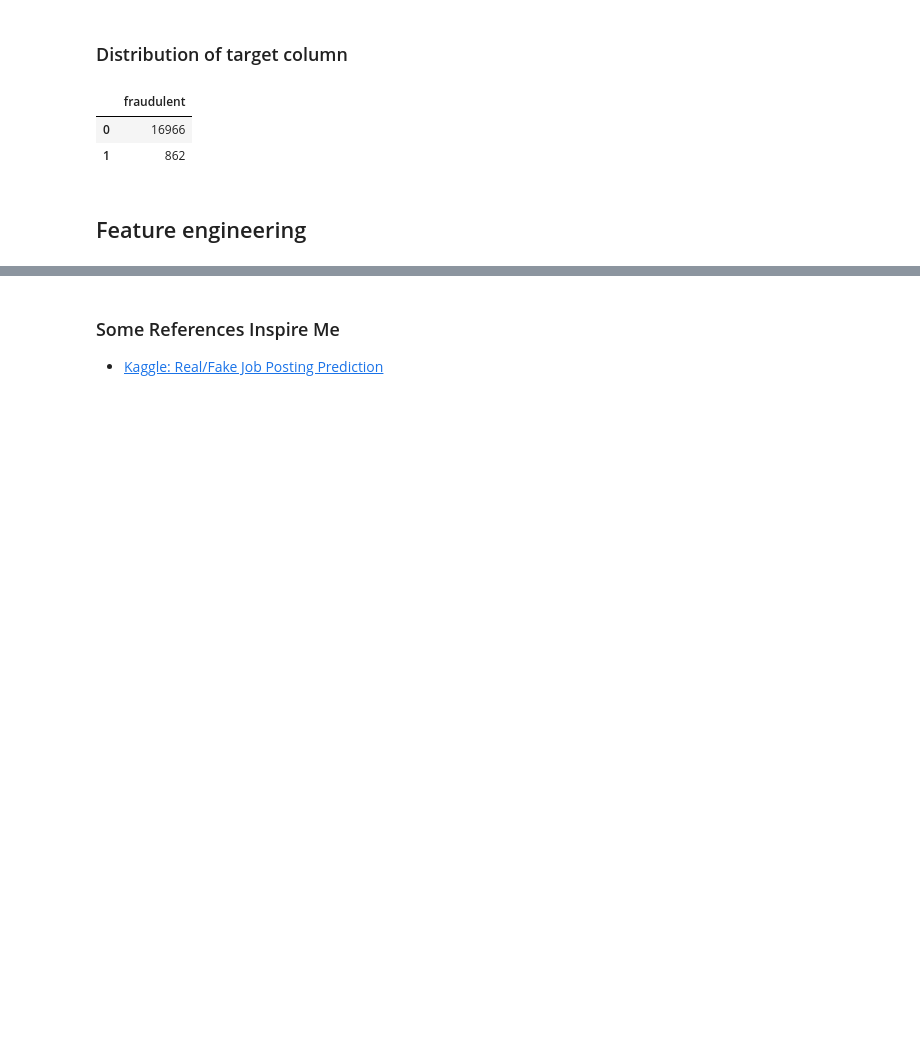
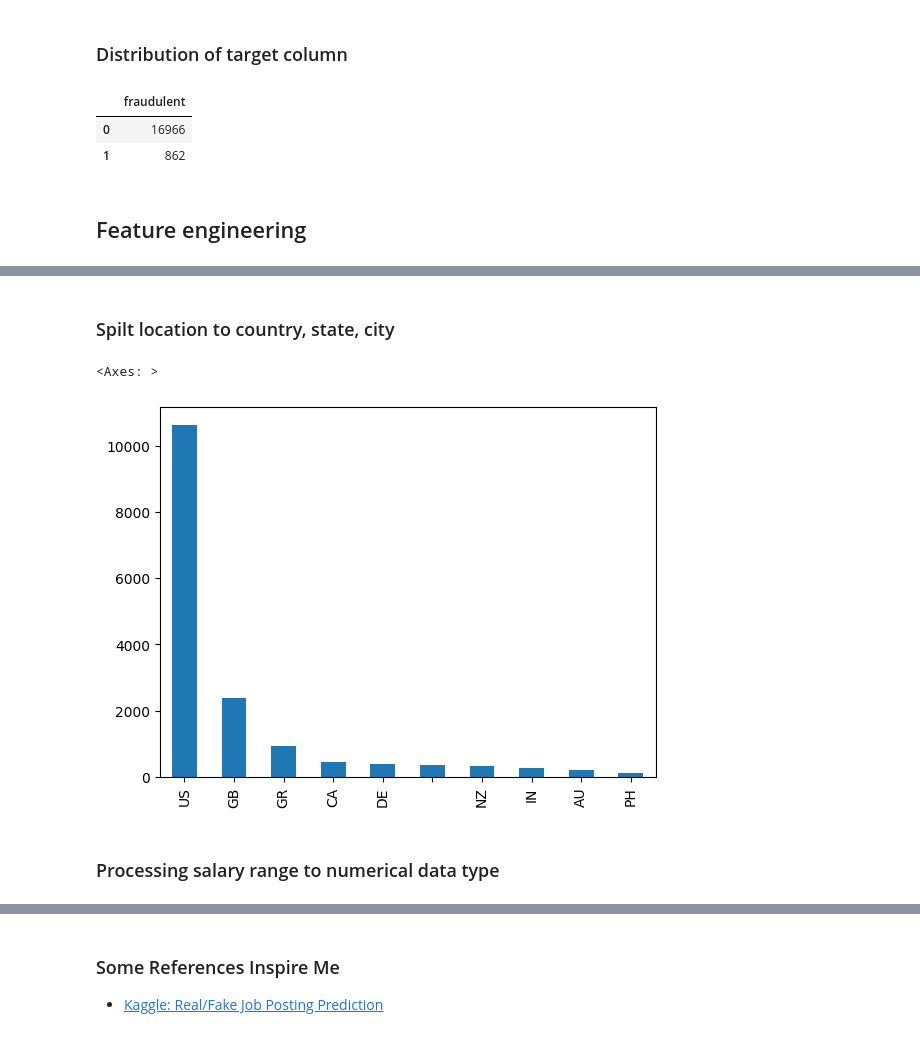
Before and after one commit to BillGuess/Fake-JD-Detector, a Jupyter notebook: data_observation_splitting.ipynb, the cells around one changed output, grey strips where cells are left out. Saved outputs shown, nothing was run; the diff lists cells and outputs as text; code cells hidden in the pictures; blank space fills up the shorter version.

```diff
--- a/data_observation_splitting.ipynb
+++ b/data_observation_splitting.ipynb
@@ -44,6 +54,7 @@ Drive already mounted at /content/drive; to attempt to forcibly remount, call dr
 # %%
 job_postings_file = "job_postings_training_set.csv"
-job_postings_df = pd.read_csv(os.path.join(DRIVE_MOUNT_PATH, PROJECT_PATH, job_postings_file))
+job_postings_path = os.path.join(DRIVE_MOUNT_PATH, PROJECT_PATH, job_postings_file)
+job_postings_df = pd.read_csv(job_postings_path)
 # %% [markdown]
 ### Show data top 5 rows
 # %%
@@ -106,0 +127,10 @@ job_postings_extend_df = copy.deepcopy(job_postings_df)
+# %%
+# Add is_null column for all value-loss columns
+# If value is "", means loss, set value 1 otherwise 0
+null_counts = job_postings_df.isnull().sum()
+for column, null_count in null_counts.items():
+  if null_count == 0:
+    continue
+  job_postings_extend_df[column+"_is_null"] = (
+      job_postings_extend_df[column].apply(lambda x: 0 if len(x) > 0 else 1)
+  )
@@ -107 +146,15 @@ job_postings_extend_df = copy.deepcopy(job_postings_df)
+# %% [markdown]
+### Spilt location to country, state, city
+# %%
+# Spilt location to country, state, city
+split_column_names = ["location_country", "location_state", "location_city"]
+job_postings_extend_df[split_column_names] = job_postings_extend_df["location"].str.split(pat=", ", n=2, expand=True)
+# %%
+# Let me see top 10 country
+job_postings_extend_df["location_country"].value_counts().iloc[:10].plot(kind="bar")
+# %% [output]
+<Axes: >
+[figure, added]
+# %% [markdown]
+### Processing salary range to numerical data type
 # %%
```
Also changed, not shown: parts of 16 cells of this notebook.
